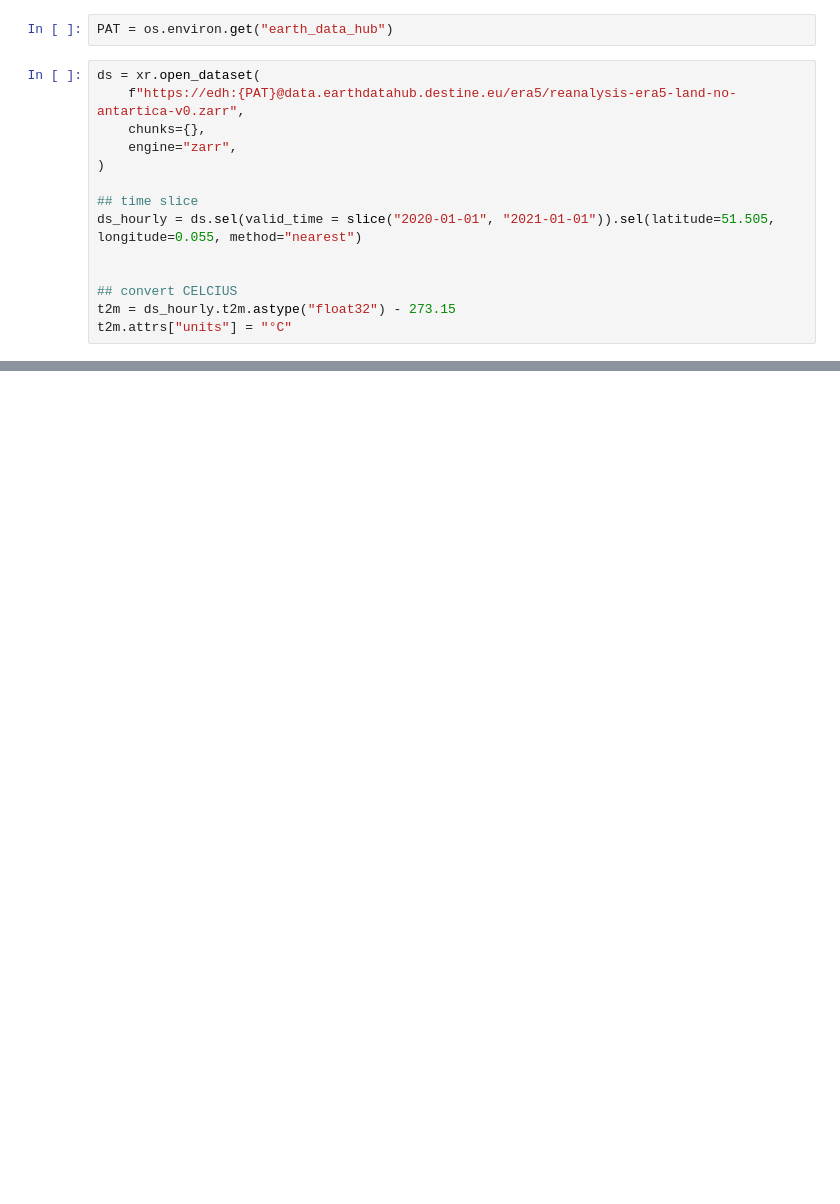
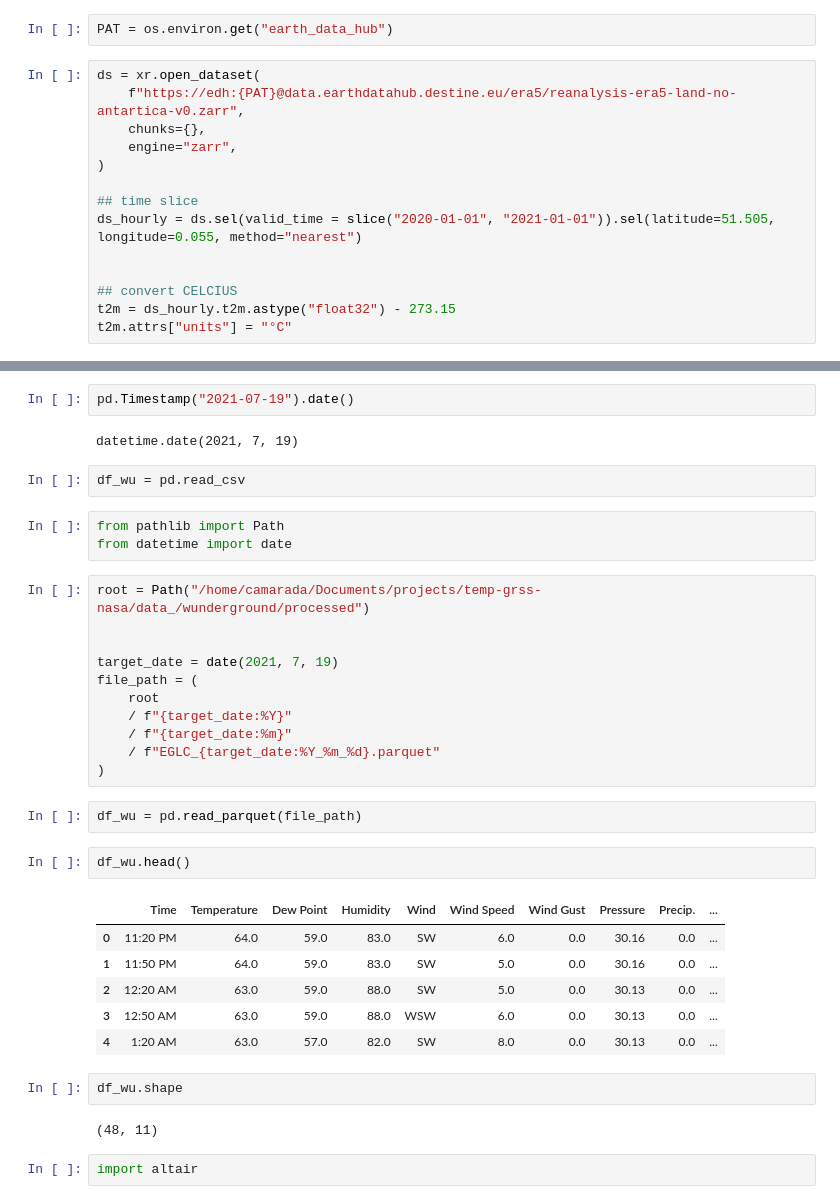
Before and after one commit to emanuel-gf/global-temp-anomaly---daily-max-nasa-esa-era5, a Jupyter notebook: daily_max_temp/explore_temp_and_time_distribution/retrieve_london_era5.ipynb, the cells around one changed output, grey strips where cells are left out. Drawn from its saved outputs; the diff is of its cells as text; blank space fills up the shorter version.

```diff
--- a/daily_max_temp/explore_temp_and_time_distribution/retrieve_london_era5.ipynb
+++ b/daily_max_temp/explore_temp_and_time_distribution/retrieve_london_era5.ipynb
@@ -129,0 +194,37 @@ df.head()
+# %%
+pd.Timestamp("2021-07-19").date()
+# %% [output]
+datetime.date(2021, 7, 19)
+# %%
+df_wu = pd.read_csv
+# %%
+from pathlib import Path
+from datetime import date
+# %%
+root = Path("/home/camarada/Documents/projects/temp-grss-nasa/data_/wunderground/processed")
+
+
+target_date = date(2021, 7, 19)
+file_path = (
+    root
+    / f"{target_date:%Y}"
+    / f"{target_date:%m}"
+    / f"EGLC_{target_date:%Y_%m_%d}.parquet"
+)
+# %%
+df_wu = pd.read_parquet(file_path)
+# %%
+df_wu.head()
+# %% [output]
+|  | Time | Temperature | Dew Point | Humidity | Wind | Wind Speed | Wind Gust | Pressure | Precip. | ... |
+| 0 | 11:20 PM | 64.0 | 59.0 | 83.0 | SW | 6.0 | 0.0 | 30.16 | 0.0 | ... |
+| 1 | 11:50 PM | 64.0 | 59.0 | 83.0 | SW | 5.0 | 0.0 | 30.16 | 0.0 | ... |
+| 2 | 12:20 AM | 63.0 | 59.0 | 88.0 | SW | 5.0 | 0.0 | 30.13 | 0.0 | ... |
+| 3 | 12:50 AM | 63.0 | 59.0 | 88.0 | WSW | 6.0 | 0.0 | 30.13 | 0.0 | ... |
+| 4 | 1:20 AM | 63.0 | 57.0 | 82.0 | SW | 8.0 | 0.0 | 30.13 | 0.0 | ... |
+# %%
+df_wu.shape
+# %% [output]
+(48, 11)
+# %%
+import altair
```
Also changed, not shown: parts of 36 cells of this notebook, 1 other file.
